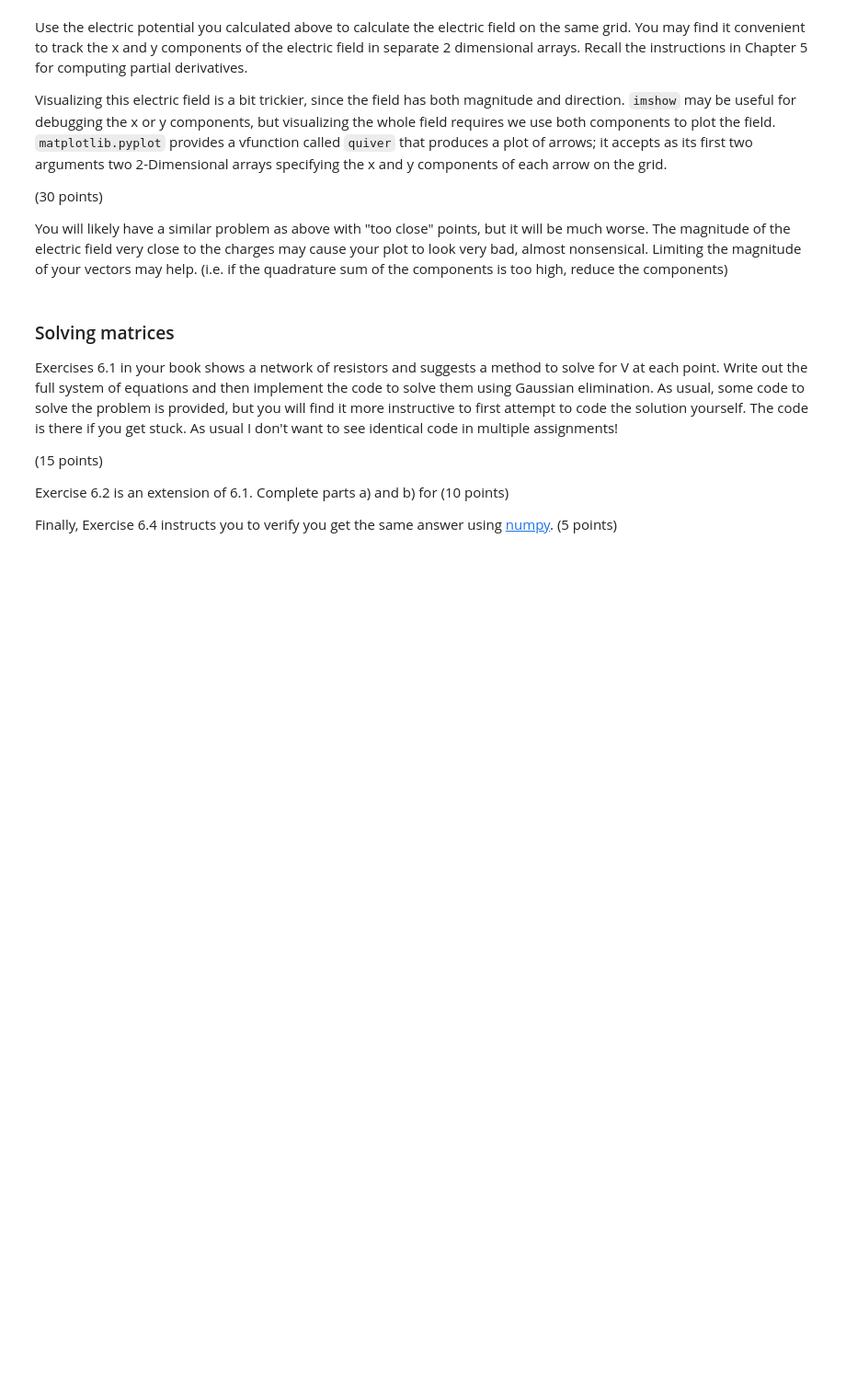
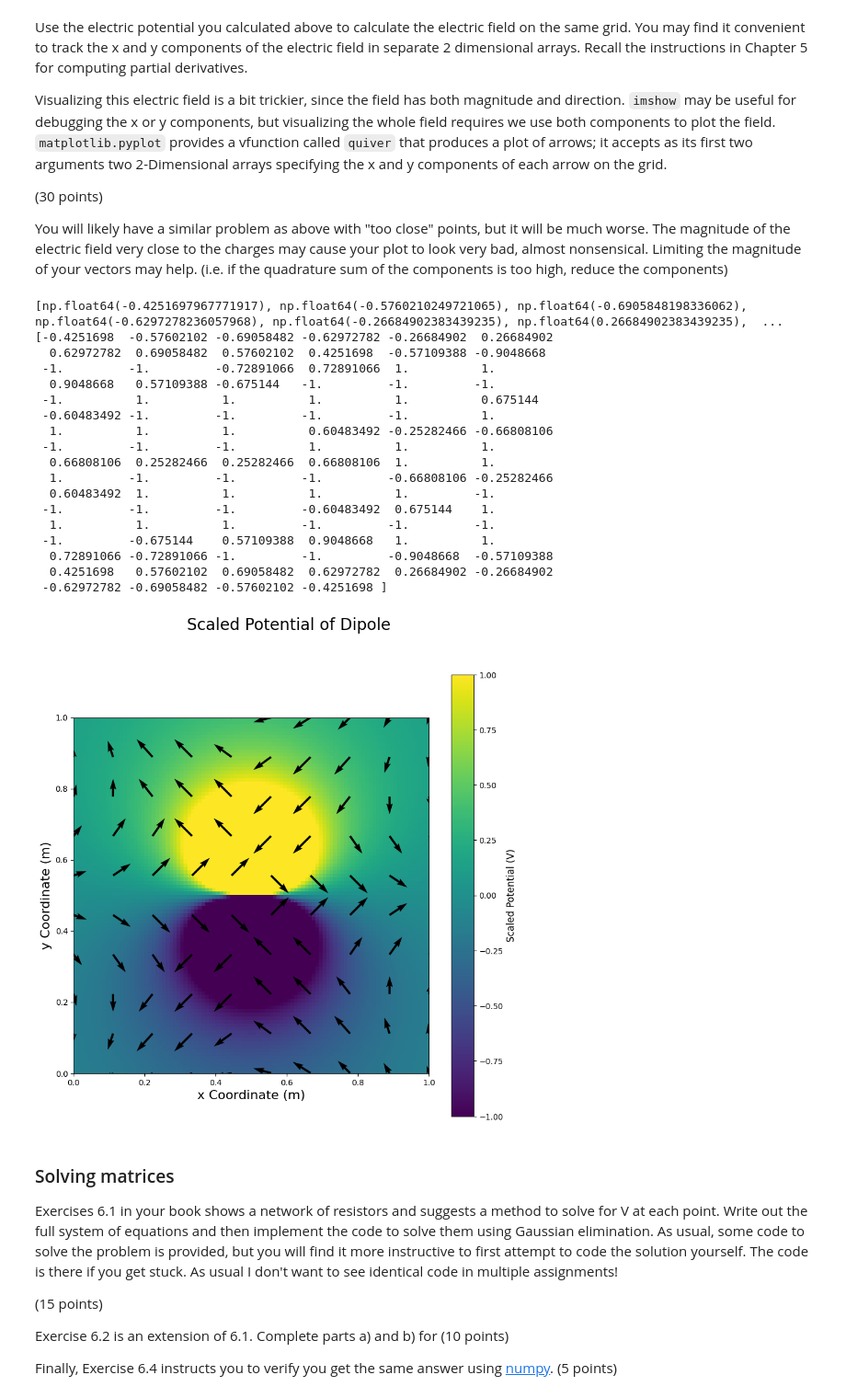
Before and after one commit to GeoffHennessy/Hennessy-Phys50733, a Jupyter notebook: Homework_3/Hennessy_Homework3.ipynb, the cells around one changed output. Shown at 92% size. Drawn from its saved outputs; the diff is of its cells as text; code cells hidden in the pictures; blank space fills up the shorter version.

```diff
--- a/Homework_3/Hennessy_Homework3.ipynb
+++ b/Homework_3/Hennessy_Homework3.ipynb
@@ -35,6 +107,76 @@ Visualizing this electric field is a bit trickier, since the field has both magn
 You will likely have a similar problem as above with "too close" points, but it will be much worse. The magnitude of the electric field very close to the charges may cause your plot to look very bad, almost nonsensical. Limiting the magnitude of your vectors may help. (i.e. if the quadrature sum of the components is too high, reduce the components)
 # %%
 # code
+def E_Field(function,r,h,q):
+    # Defining our pertubutions in 2D space
+    rx_plus = [r[0] + h, r[1]]
+    rx_minus = [r[0] - h, r[1]]
+    ry_plus = [r[0], r[1] + h]
+    ry_minus = [r[0], r[1] - h]
+    dx = (function(rx_plus, q) - function(rx_minus,q))/(2*h)
+    dy = (function(ry_plus, q) - function(ry_minus,q))/(2*h)
+    return (-dx,-dy) #Negative to match the potential
+
+# Copying it down so I can see it
+def Potential(r,q):
+    return q / ((r[0]**2 + r[1]**2)**(1/2)) # Denominator is r
+
+xVals = np.linspace(0,1,10)
+yVals = np.linspace(0,1,10)
+X, Y = np.meshgrid(xVals,yVals)
+charge1_Pos = np.array([0.45,0.5])
+charge2_Pos = np.array([0.55,0.5])
+r = np.array([xVals[0], yVals[0]])
+
+xComp = [] # x component of E
+yComp = [] # y compoonent of E
+for i in range(10):
+    for j in range(10):
+        r = np.array([xVals[i], yVals[j]])
+        dx1, dy1 = E_Field(Potential,r - charge1_Pos,0.01,1) # Electric field for charge 1
+        dx2, dy2 = E_Field(Potential,r - charge2_Pos,0.01,-1) # Electric Field for charge 2
+        dx = dx1 + dx2
+        dy = dy1 + dy2
+        xComp.append(dx)
+        yComp.append(dy)
+
+
+print(yComp)
+yComp = np.clip(yComp, a_min = -1, a_max = 1)
+xComp = np.clip(xComp, a_min = -1, a_max = 1)
+print(yComp)
+# Creating the graphs
+fig2 = plt.figure(figsize = (10,10))
+fig2.suptitle("Scaled Potential of Dipole", fontsize = 20)
+
+ax = plt.subplot(111)
+ax.set_xlabel("x Coordinate (m)", size = 16)
+ax.set_ylabel("y Coordinate (m)", size = 16)
+ax.quiver(X,Y,xComp,yComp, minlength = 1, minshaft = 1)
+
+graph = ax.imshow(grid, extent = (0,1,0,1), vmin=-1,vmax=1)
+bar = fig2.colorbar(graph)
+bar.set_label("Scaled Potential (V)", size = 12)
+# %% [output]
+[np.float64(-0.4251697967771917), np.float64(-0.5760210249721065), np.float64(-0.6905848198336062), np.float64(-0.6297278236057968), np.float64(-0.26684902383439235), np.float64(0.26684902383439235),  ...
+[-0.4251698  -0.57602102 -0.69058482 -0.62972782 -0.26684902  0.26684902
+  0.62972782  0.69058482  0.57602102  0.4251698  -0.57109388 -0.9048668
+ -1.         -1.         -0.72891066  0.72891066  1.          1.
+  0.9048668   0.57109388 -0.675144   -1.         -1.         -1.
+ -1.          1.          1.          1.          1.          0.675144
+ -0.60483492 -1.         -1.         -1.         -1.          1.
+  1.          1.          1.          0.60483492 -0.25282466 -0.66808106
+ -1.         -1.         -1.          1.          1.          1.
+  0.66808106  0.25282466  0.25282466  0.66808106  1.          1.
+  1.         -1.         -1.         -1.         -0.66808106 -0.25282466
+  0.60483492  1.          1.          1.          1.         -1.
+ -1.         -1.         -1.         -0.60483492  0.675144    1.
+  1.          1.          1.         -1.         -1.         -1.
+ -1.         -0.675144    0.57109388  0.9048668   1.          1.
+  0.72891066 -0.72891066 -1.         -1.         -0.9048668  -0.57109388
+  0.4251698   0.57602102  0.69058482  0.62972782  0.26684902 -0.26684902
+ -0.62972782 -0.69058482 -0.57602102 -0.4251698 ]
+[figure, added]
 # %% [markdown]
 ### Solving matrices
 
```
Also changed, not shown: parts of 2 cells of this notebook, 1 other file.
